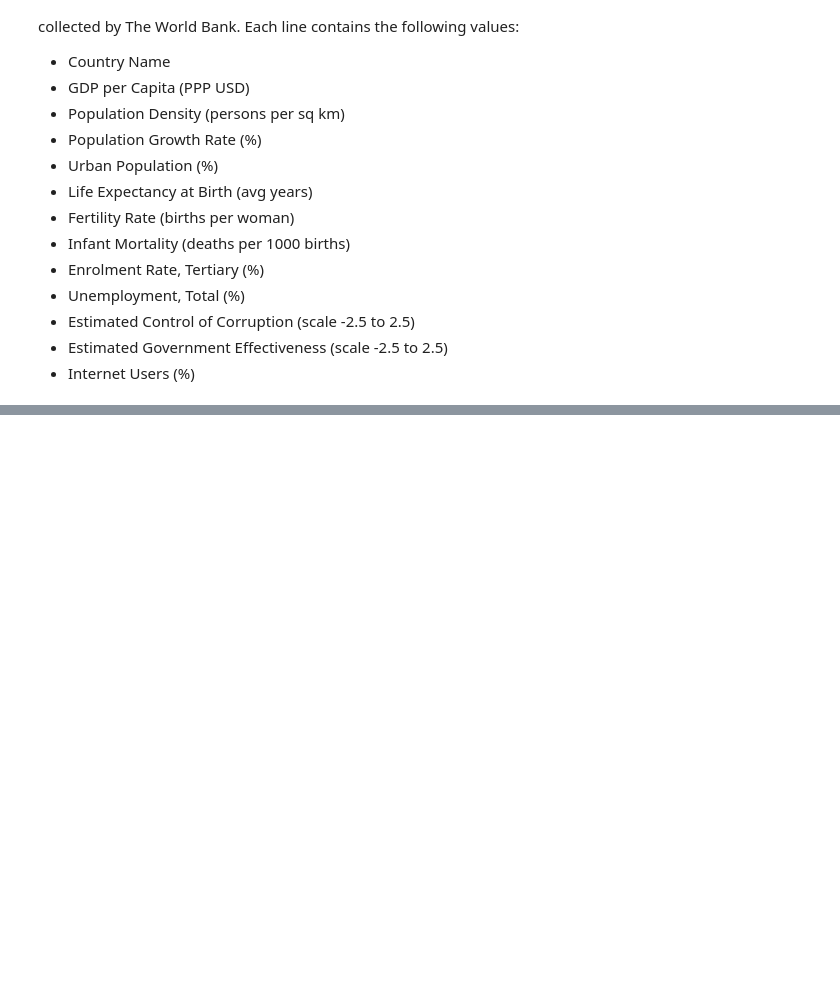
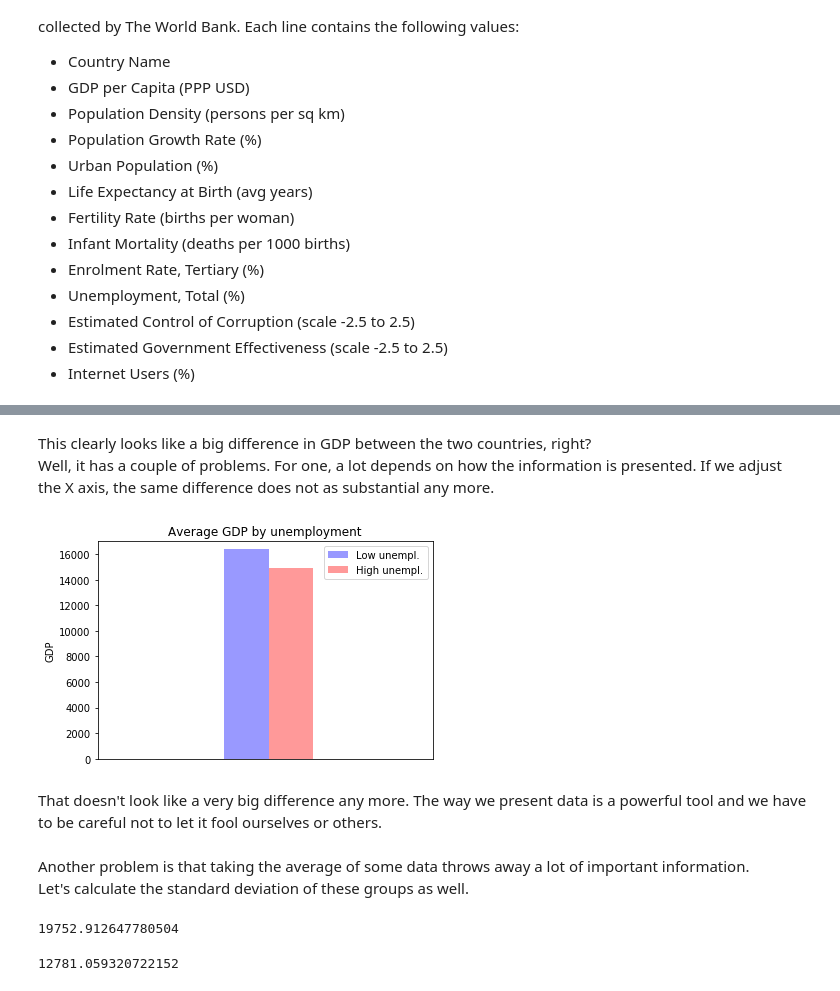
Before and after one commit to marekrei/cl-datasci-pnp, a Jupyter notebook: lecture1-introduction/lecture1.ipynb, the cells around one changed output, grey strips where cells are left out. Cells and saved outputs as stored; diff of their text form; code cells hidden in the pictures; blank space fills up the shorter version.

```diff
--- a/lecture1-introduction/lecture1.ipynb
+++ b/lecture1-introduction/lecture1.ipynb
@@ -274,0 +123,41 @@ Correlations with GDP per capita
+# %% [markdown]
+This clearly looks like a big difference in GDP between the two countries, right?
+Well, it has a couple of problems. For one, a lot depends on how the information is presented. If we adjust the X axis, the same difference does not as substantial any more.
+# %%
+bar_width = 0.6
+
+x1 = [0.0]
+x2 = [bar_width]
+
+y1 = [data[data["Unemployment, Total (%)"] < 7]["GDP per Capita (PPP USD)"].mean()]
+y2 = [data[data["Unemployment, Total (%)"] >= 7]["GDP per Capita (PPP USD)"].mean()]
+
+fig, ax = plt.subplots()
+bars1 = ax.bar(x1, y1, bar_width, alpha=0.4, color='b', label='Low unempl.')
+bars2 = ax.bar(x2, y2, bar_width, alpha=0.4, color='r', label='High unempl.')
+
+ax.set_ylabel('GDP')
+ax.set_title('Average GDP by unemployment')
+ax.set_xticks([])
+ax.set_xlim([-2,2.5])
+ax.set_ylim([0, 17000])
+ax.legend()
+
+plt.show()
+# %% [output]
+[figure, added]
+# %% [markdown]
+That doesn't look like a very big difference any more. The way we present data is a powerful tool and we have to be careful not to let it fool ourselves or others.
+# %% [markdown]
+Another problem is that taking the average of some data throws away a lot of important information.
+Let's calculate the standard deviation of these groups as well.
+# %%
+low_unemployment_countries = data[data["Unemployment, Total (%)"] < 7]
+low_unemployment_countries["GDP per Capita (PPP USD)"].std()
+# %% [output]
+19752.912647780504
+# %%
+high_unemployment_countries = data[data["Unemployment, Total (%)"] >= 7]
+high_unemployment_countries["GDP per Capita (PPP USD)"].std()
+# %% [output]
+12781.059320722152
```
Also changed, not shown: parts of 73 cells of this notebook.
